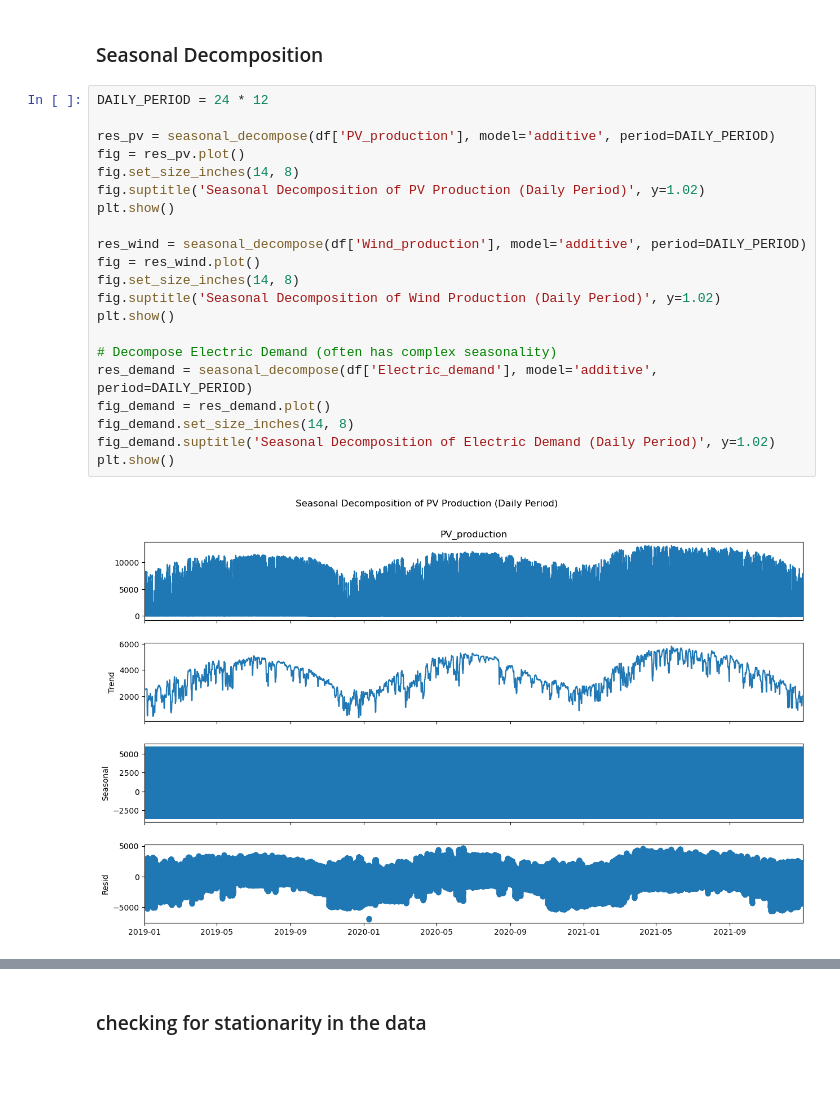
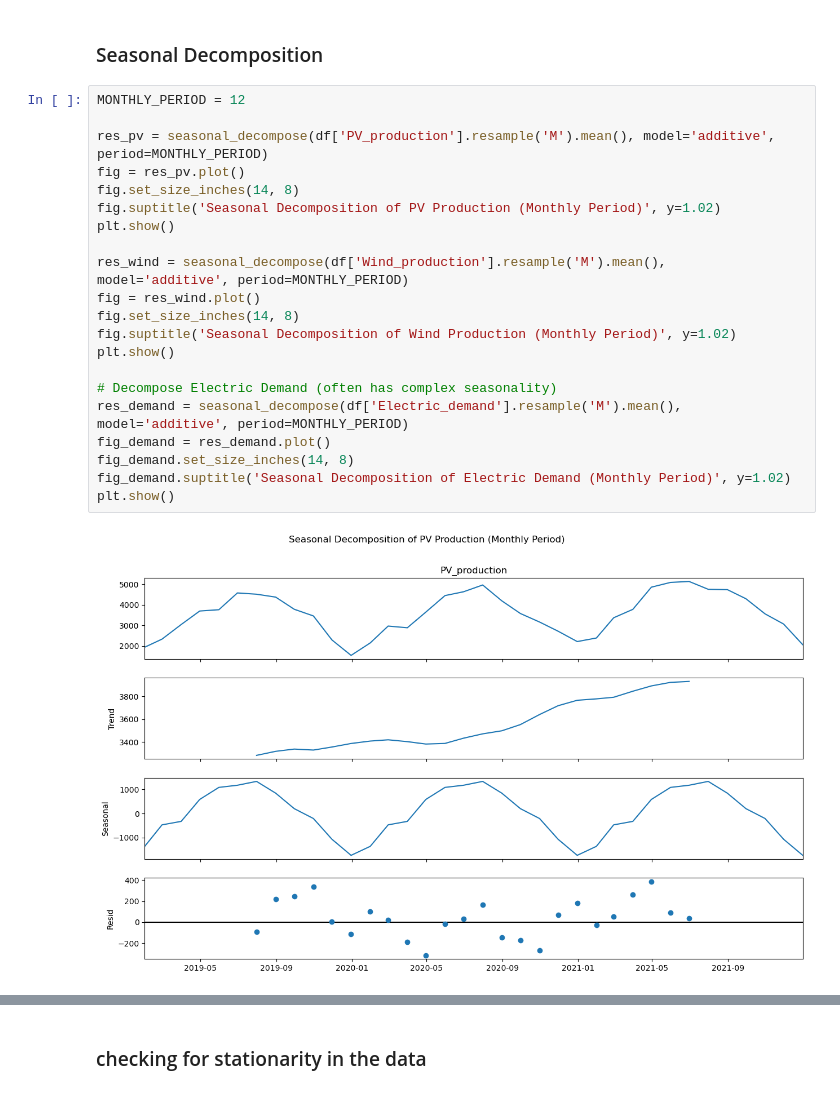
Before and after one commit to chandaluri786/Electricity-Demand-and-Generation-Forecast, a Jupyter notebook: EDA.ipynb, the cells around one changed output, grey strips where cells are left out. Cells and saved outputs as stored; diff of their text form.

```diff
--- a/EDA.ipynb
+++ b/EDA.ipynb
@@ -145,25 +126,25 @@ plt.show()
 # %% [markdown]
 ### Seasonal Decomposition
 # %%
-DAILY_PERIOD = 24 * 12
+MONTHLY_PERIOD = 12
 
-res_pv = seasonal_decompose(df['PV_production'], model='additive', period=DAILY_PERIOD)
+res_pv = seasonal_decompose(df['PV_production'].resample('M').mean(), model='additive', period=MONTHLY_PERIOD)
 fig = res_pv.plot()
 fig.set_size_inches(14, 8)
-fig.suptitle('Seasonal Decomposition of PV Production (Daily Period)', y=1.02)
+fig.suptitle('Seasonal Decomposition of PV Production (Monthly Period)', y=1.02)
 plt.show()
 
-res_wind = seasonal_decompose(df['Wind_production'], model='additive', period=DAILY_PERIOD)
+res_wind = seasonal_decompose(df['Wind_production'].resample('M').mean(), model='additive', period=MONTHLY_PERIOD)
 fig = res_wind.plot()
 fig.set_size_inches(14, 8)
-fig.suptitle('Seasonal Decomposition of Wind Production (Daily Period)', y=1.02)
+fig.suptitle('Seasonal Decomposition of Wind Production (Monthly Period)', y=1.02)
 plt.show()
 
 # Decompose Electric Demand (often has complex seasonality)
-res_demand = seasonal_decompose(df['Electric_demand'], model='additive', period=DAILY_PERIOD)
+res_demand = seasonal_decompose(df['Electric_demand'].resample('M').mean(), model='additive', period=MONTHLY_PERIOD)
 fig_demand = res_demand.plot()
 fig_demand.set_size_inches(14, 8)
-fig_demand.suptitle('Seasonal Decomposition of Electric Demand (Daily Period)', y=1.02)
+fig_demand.suptitle('Seasonal Decomposition of Electric Demand (Monthly Period)', y=1.02)
 plt.show()
 # %% [output]
-[figure, old version]
+[figure, new version]
```
Also changed, not shown: parts of 20 cells of this notebook, 2 other files.
